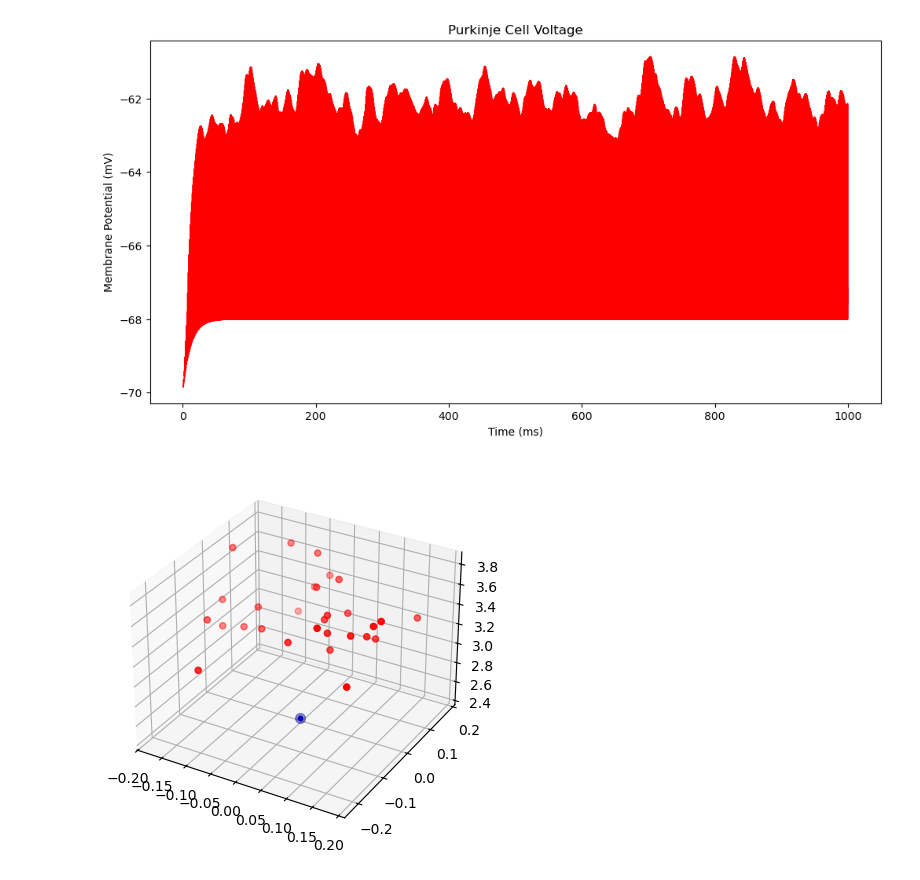
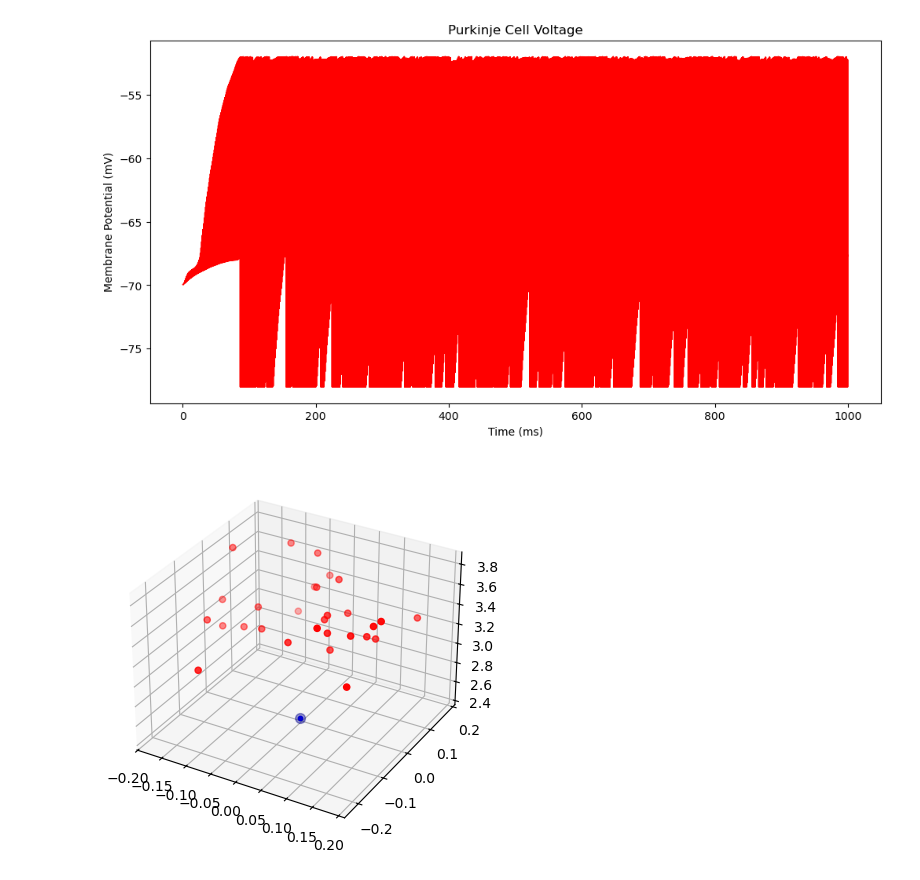
Before and after one commit to ashley-andrea/Project_BM, a Jupyter notebook: prova.ipynb, the cells around one changed output. Saved outputs shown, nothing was run; the diff lists cells and outputs as text; code cells hidden in the pictures.

```diff
--- a/prova.ipynb
+++ b/prova.ipynb
@@ -110,7 +110,7 @@ visualization.plot_isi_histogram(GoC_isis)
 # %%
-visualization.plot_voltage_trace(GrC_spatial_voltage_data, title="Purkinje Cell Voltage")
+visualization.plot_voltage_trace(PC_spatial_voltage_data, title="Purkinje Cell Voltage")
 # %% [output]
-[figure, old version]
+[figure, new version]
 # %%
 nest.ResetKernel()
 mf = create_spatial_mossy_fibers(1000)
```
Also changed, not shown: parts of 4 cells of this notebook, 3 other files.
